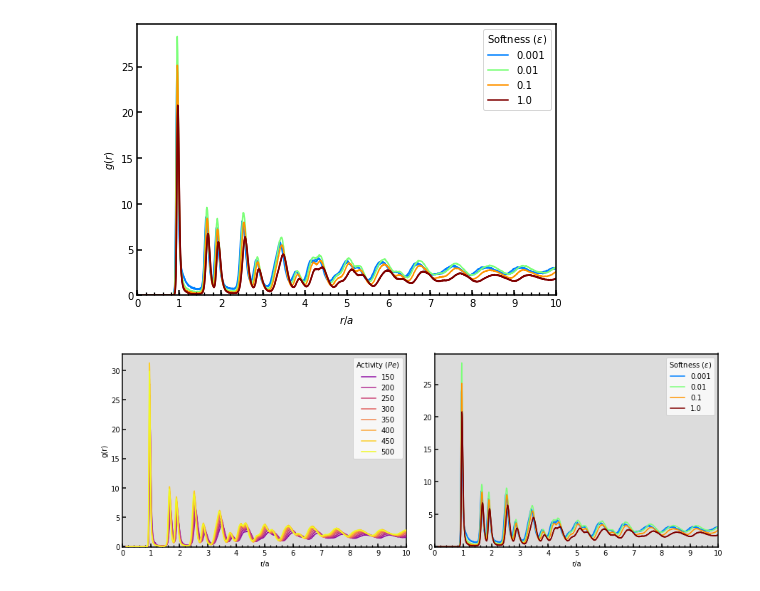
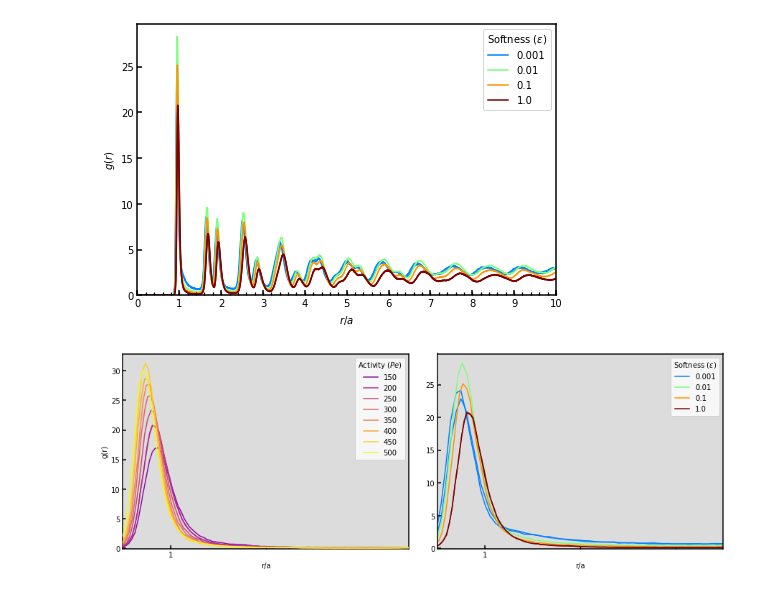
Before and after one commit to kolbt/whingdingdilly, a Jupyter notebook: ipython/clusters_soft/rdfs/process_rdf.ipynb, the cells around one changed output. Saved outputs shown, nothing was run; the diff lists cells and outputs as text; code cells hidden in the pictures.

```diff
--- a/ipython/clusters_soft/rdfs/process_rdf.ipynb
+++ b/ipython/clusters_soft/rdfs/process_rdf.ipynb
@@ -430,32 +430,32 @@ for i in range(0, len(all_rdf)):
                 c=plt.cm.jet((np.log10(params['eps'][i])+4.)/4.), lw=1.5,
                 label=params['eps'][i], zorder=params['eps'][i])
 
 handles, labels = ax[1].get_legend_handles_labels()
 by_label = OrderedDict(zip(labels, handles))
 ax[1].legend(by_label.values(), by_label.keys(), title=r'Softness $(\epsilon)$')
 
 
 
 ax[0].set_ylabel(r'g(r)')
 # ax[2].set_ylabel(r'g(r)')
 for i in range(0, len(ax)):
     ax[i].set_ylim(-0.1,)
     ax[i].set_xlabel(r'r/a')
-    ax[i].set_xlim(0, 10.)
+    ax[i].set_xlim(0.9, 1.5)
     # Set the x and y minor ticks
     loc = ticker.MultipleLocator(base=1.)
     ax[i].xaxis.set_major_locator(loc)
     loc = ticker.MultipleLocator(base=0.2)
     ax[i].xaxis.set_minor_locator(loc)
     # Tick width and height
     ax[i].xaxis.set_tick_params(width=1.5, size=5.)
     ax[i].yaxis.set_tick_params(width=1.5, size=5.)
     ax[i].xaxis.set_tick_params(which='minor', width=1.25, size=3.)
     ax[i].yaxis.set_tick_params(which='minor', width=1.25, size=3.)
     ax[i].set_facecolor('#DCDCDC')
 
 plt.savefig('rdf_comparison.pdf', dpi=200)
 plt.show()
 plt.close()
 # %% [output]
-[figure, old version]
+[figure, new version]
```
Also changed, not shown: 2 other files.
